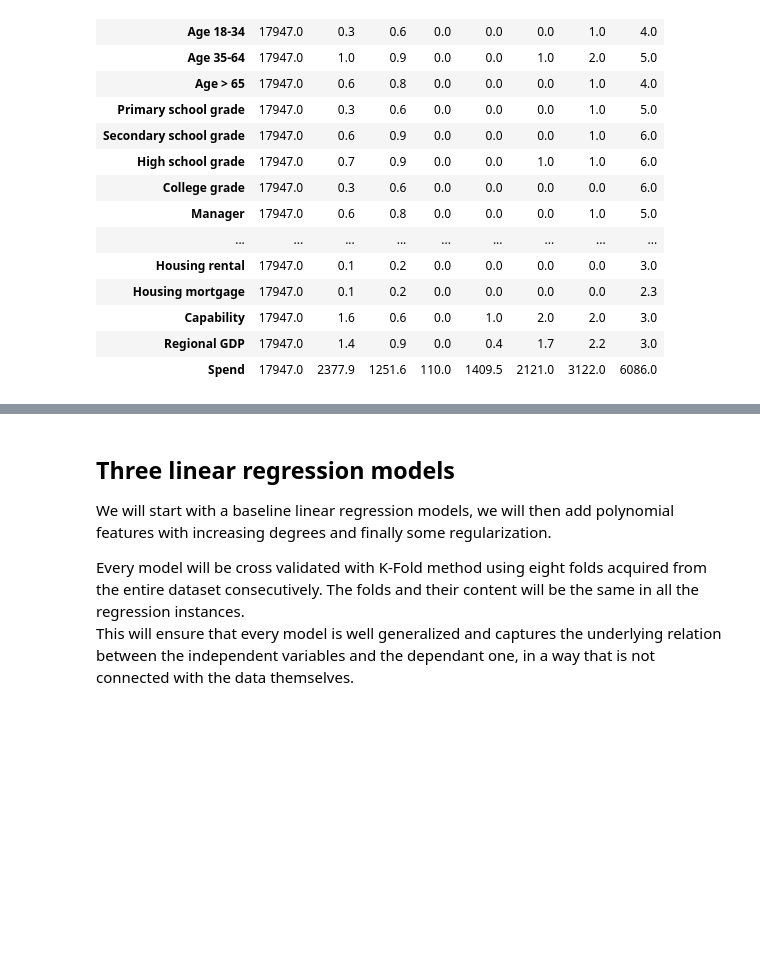
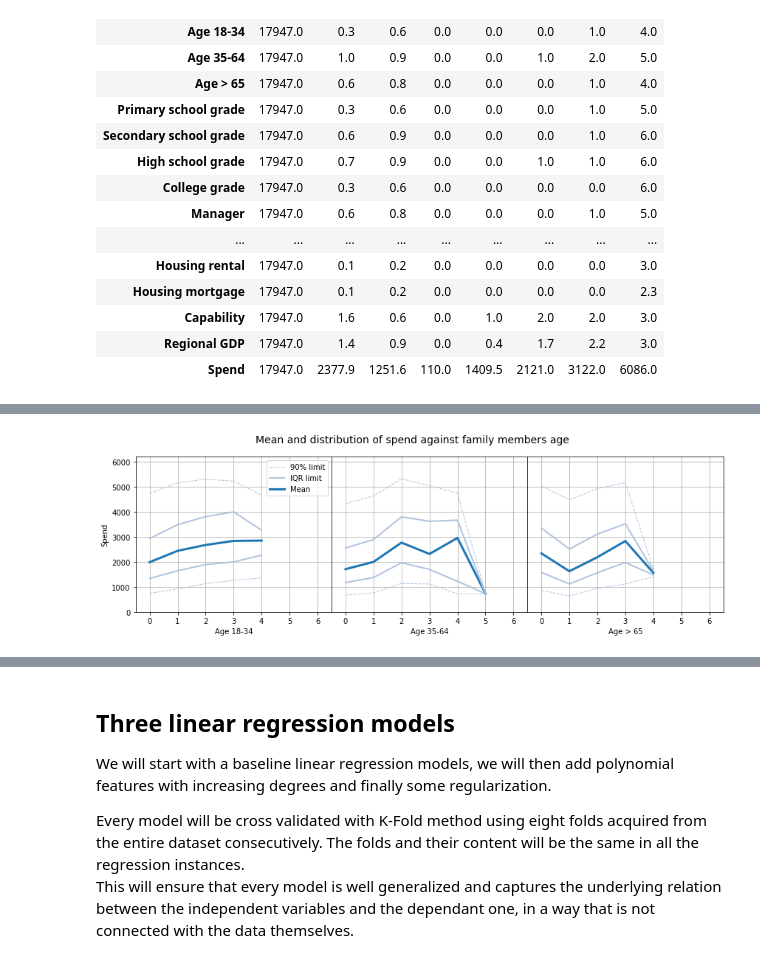
Before and after one commit to FabrizioBoffa/Profiling_the_spending_power_of_italian_families, a Jupyter notebook: Profiling_the_spending_power_of_italian_families.ipynb, the cells around one changed output, grey strips where cells are left out. Saved outputs shown, nothing was run; the diff lists cells and outputs as text; code cells hidden in the pictures; blank space fills up the shorter version.

```diff
--- a/Profiling_the_spending_power_of_italian_families.ipynb
+++ b/Profiling_the_spending_power_of_italian_families.ipynb
@@ -535,0 +623,14 @@ np.round(df_data_copy.describe().T, 1)
+# %%
+# Age features plot
+
+fig = plt.figure(figsize = (12 , 4), tight_layout = True)
+gs = fig.add_gridspec(1, 3, wspace = 0)
+
+plot_func('Age 18-34', 0, df_data_copy)
+plot_func('Age 35-64', 1, df_data_copy)
+plot_func('Age > 65', 2, df_data_copy)
+plt.suptitle('Mean and distribution of spend against family members age', size = 14)
+
+plt.show()
+# %% [output]
+[figure, added]
```
Also changed, not shown: parts of 22 cells of this notebook.
